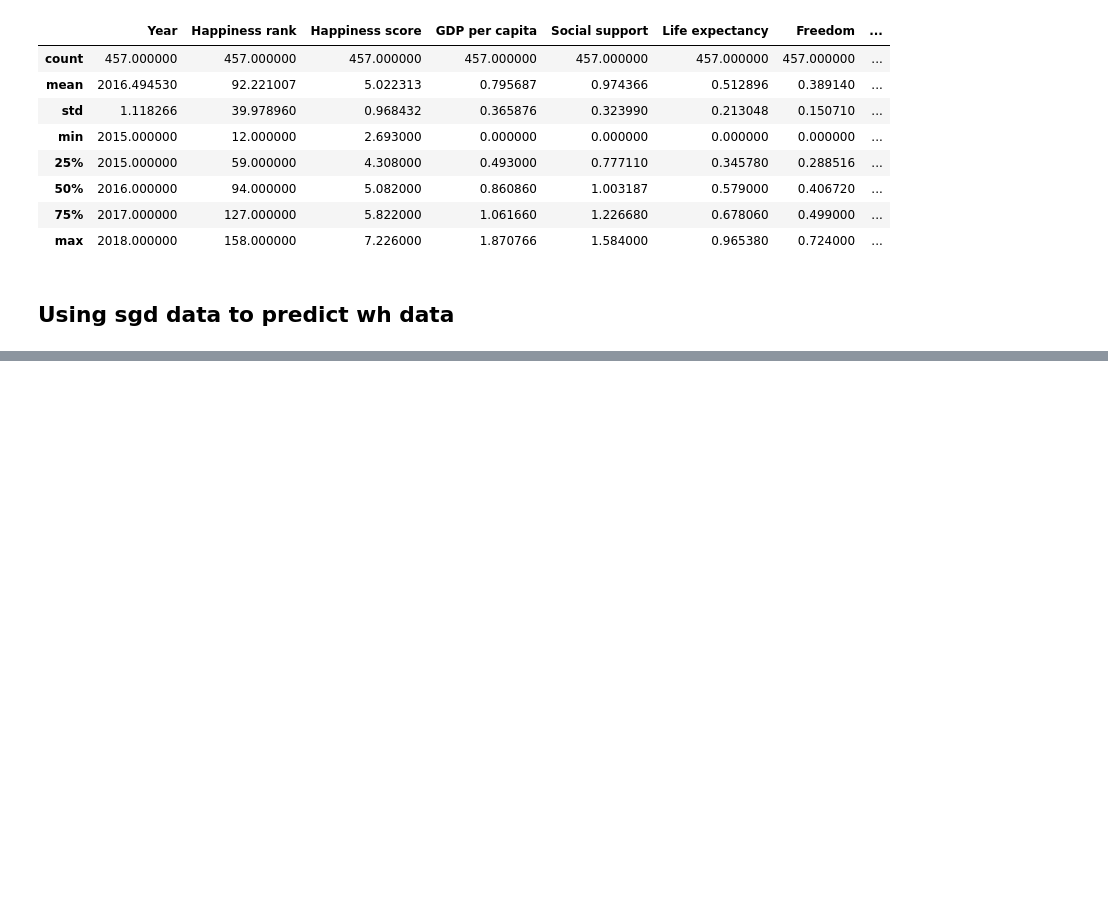
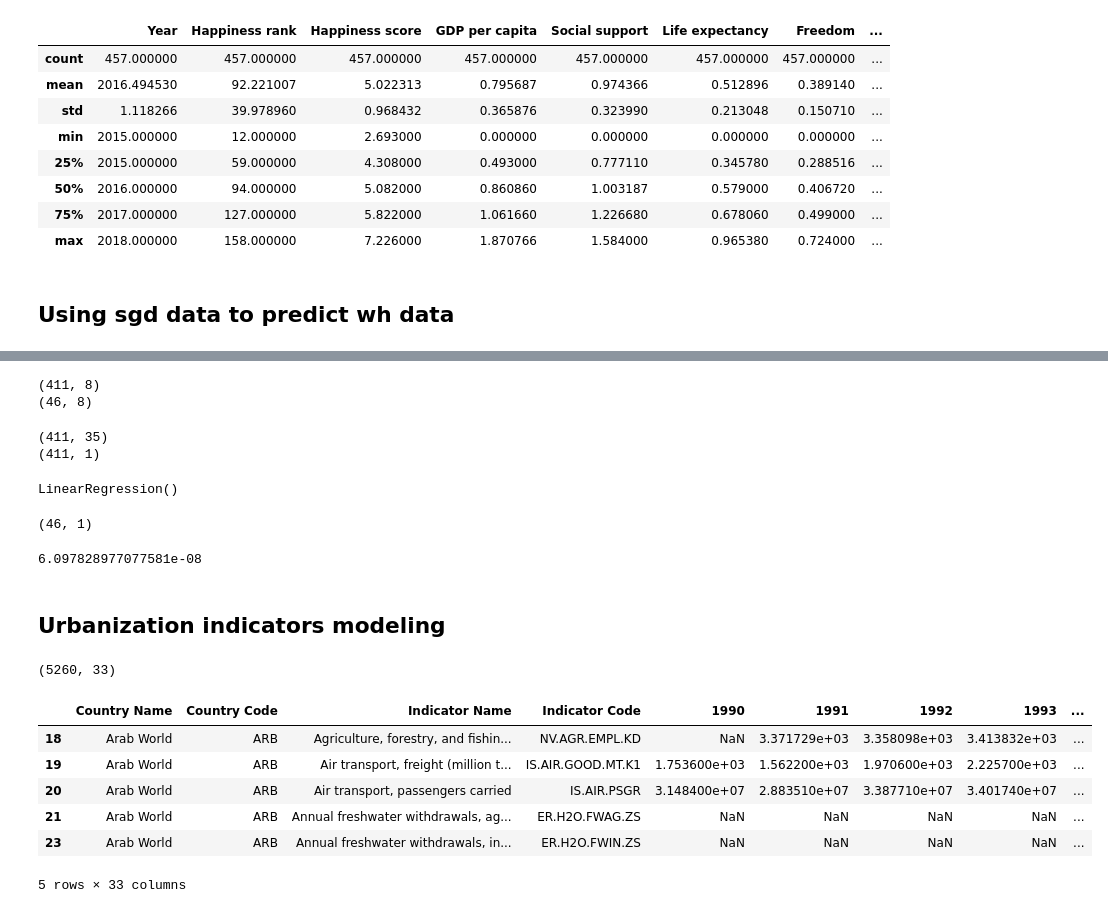
Before and after one commit to bianyuanop/WorldHappinessAnalysis, a Jupyter notebook: modeling.ipynb, the cells around one changed output, grey strips where cells are left out. Saved outputs shown, nothing was run; the diff lists cells and outputs as text; code cells hidden in the pictures; blank space fills up the shorter version.

Commit message:
predict score

```diff
--- a/modeling.ipynb
+++ b/modeling.ipynb
@@ -190,0 +206,7 @@ torch.save(model.state_dict(), 'weights/fenn.pt')
+# %%
+train, test = train_test_split(wh_df_numeric, test_size=0.1)
+print(train.shape)
+print(test.shape)
+# %% [output]
+(411, 8)
+(46, 8)
@@ -190,0 +220,28 @@ torch.save(model.state_dict(), 'weights/fenn.pt')
+# %%
+X_train, y_train = transform(train)
+print(X_train.shape)
+print(y_train.shape)
+# %% [output]
+(411, 35)
+(411, 1)
+# %%
+from sklearn.linear_model import LinearRegression
+
+poly_model = LinearRegression()
+poly_model.fit(X_train, y_train)
+# %% [output]
+LinearRegression()
+# %%
+X_test, y_test = transform(test)
+y_preds = poly_model.predict(X_test)
+# %% [output]
+(46, 1)
+# %%
+from sklearn.metrics import mean_squared_error
+
+mae = mean_squared_error(y_test, y_preds)
+print(mae)
+# %% [output]
+6.097828977077581e-08
+# %% [markdown]
+## Urbanization indicators modeling
@@ -190,0 +271,16 @@ torch.save(model.state_dict(), 'weights/fenn.pt')
+# %%
+sgd = pd.read_csv('./dataset/world_happiness/sustainable_develop_goals/sdg-csv-zip-7-mb-/SDGData.csv')
+sgd_urban = sgd[sgd['Indicator Name'].isin(
+    URBANIZATION_INDICATORS + ANTI_URBANIZATION_INDICATORS
+)].iloc[:, :33]
+print(sgd_urban.shape)
+sgd_urban.head()
+# %% [output]
+(5260, 33)
+|  | Country Name | Country Code | Indicator Name | Indicator Code | 1990 | 1991 | 1992 | 1993 | ... |
+| 18 | Arab World | ARB | Agriculture, forestry, and fishin... | NV.AGR.EMPL.KD | NaN | 3.371729e+03 | 3.358098e+03 | 3.413832e+03 | ... |
+| 19 | Arab World | ARB | Air transport, freight (million t... | IS.AIR.GOOD.MT.K1 | 1.753600e+03 | 1.562200e+03 | 1.970600e+03 | 2.225700e+03 | ... |
+| 20 | Arab World | ARB | Air transport, passengers carried | IS.AIR.PSGR | 3.148400e+07 | 2.883510e+07 | 3.387710e+07 | 3.401740e+07 | ... |
+| 21 | Arab World | ARB | Annual freshwater withdrawals, ag... | ER.H2O.FWAG.ZS | NaN | NaN | NaN | NaN | ... |
+| 23 | Arab World | ARB | Annual freshwater withdrawals, in... | ER.H2O.FWIN.ZS | NaN | NaN | NaN | NaN | ... |
+5 rows × 33 columns
```
Also changed, not shown: parts of 11 cells of this notebook, 1 other file.
